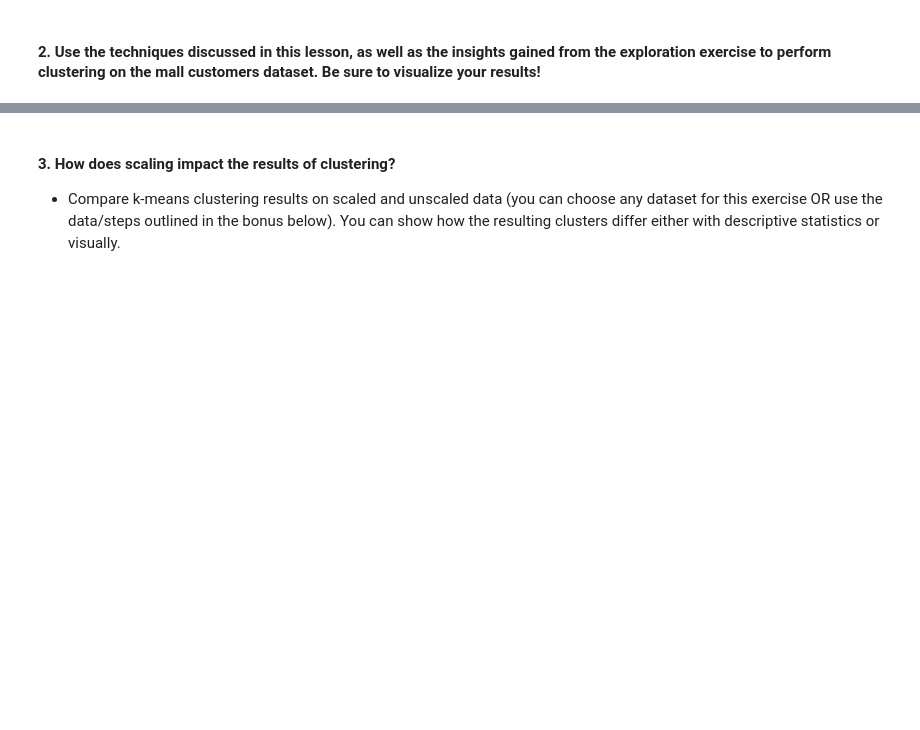
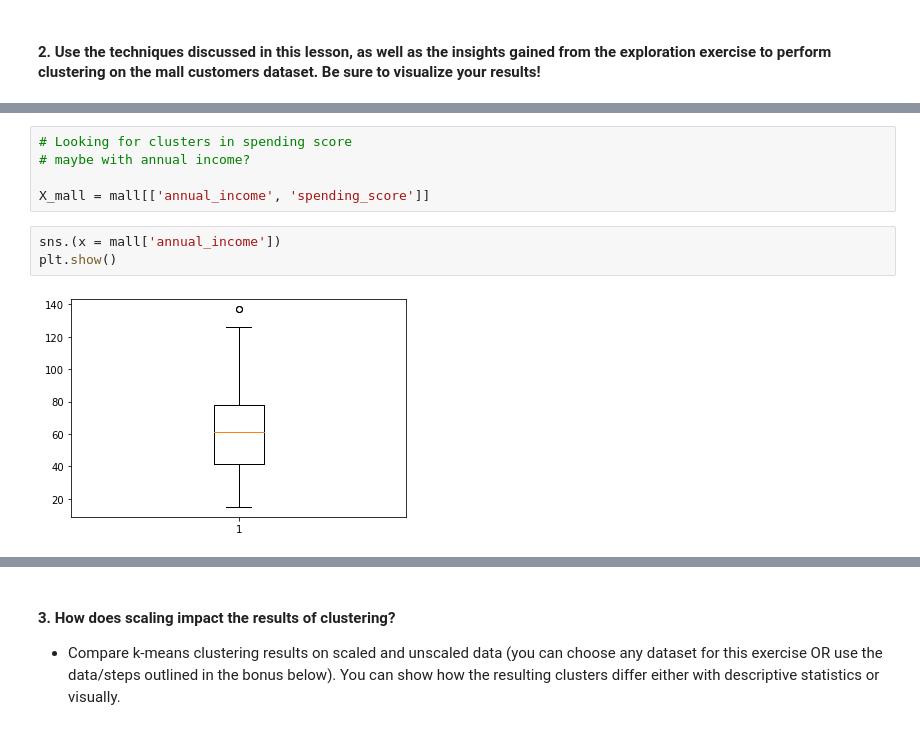
Before and after one commit to HeatherOrtegaMcMillan/clustering-exercises, a Jupyter notebook: modeling.ipynb, the cells around one changed output, grey strips where cells are left out. Drawn from its saved outputs; the diff is of its cells as text; blank space fills up the shorter version.

```diff
--- a/modeling.ipynb
+++ b/modeling.ipynb
@@ -121,0 +211,10 @@ for ax, k in zip(axs.ravel(), range(2, 6)):
+# %%
+# Looking for clusters in spending score
+# maybe with annual income?
+
+X_mall = mall[['annual_income', 'spending_score']]
+# %%
+sns.(x = mall['annual_income'])
+plt.show()
+# %% [output]
+[figure, added]
```
Also changed, not shown: parts of 31 cells of this notebook.
